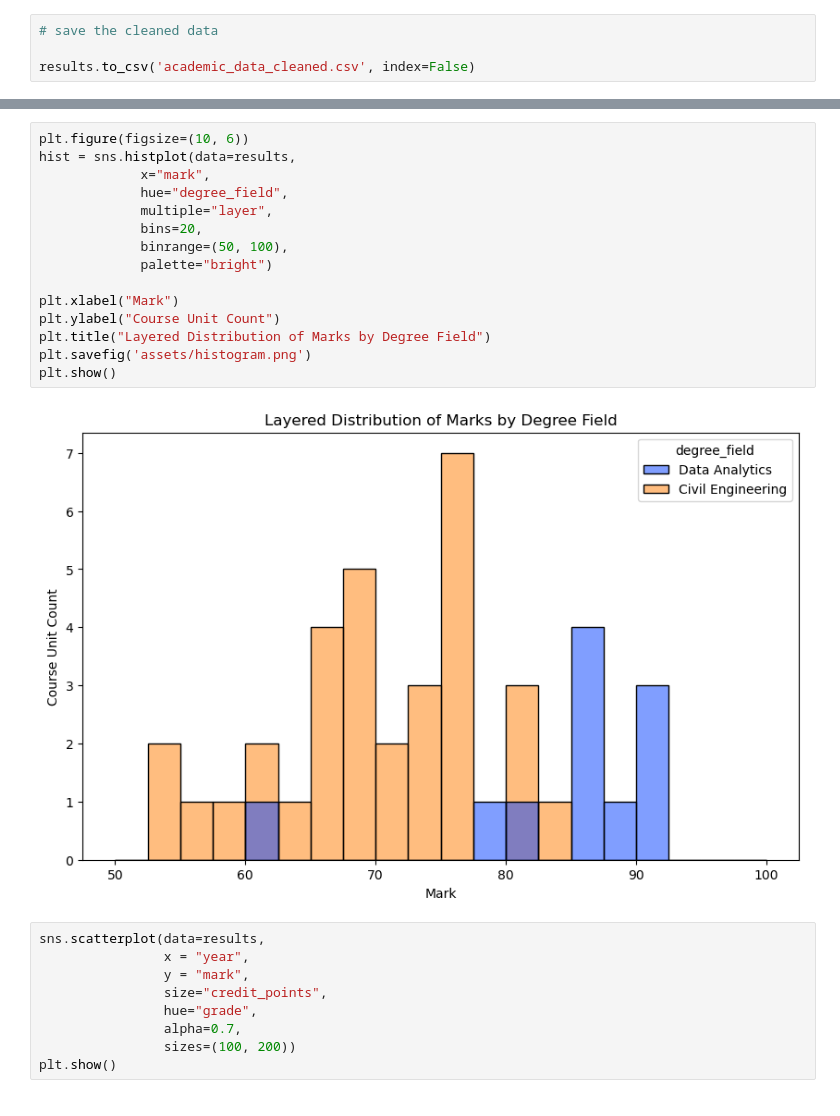
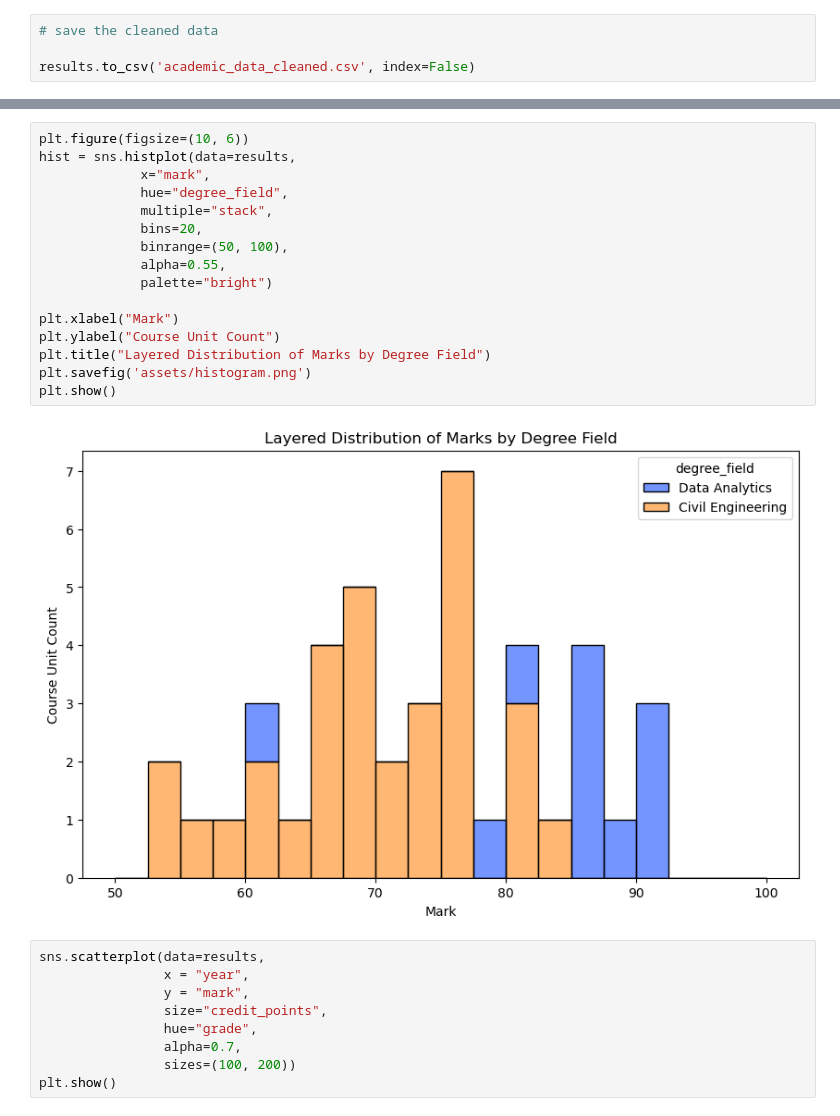
Before and after one commit to rickardc/rickardc, a Jupyter notebook: visuals.ipynb, the cells around one changed output, grey strips where cells are left out. Saved outputs shown, nothing was run; the diff lists cells and outputs as text.

```diff
--- a/visuals.ipynb
+++ b/visuals.ipynb
@@ -58,20 +58,21 @@ results.head()
 # %%
 plt.figure(figsize=(10, 6))
 hist = sns.histplot(data=results,
              x="mark",
              hue="degree_field",
-             multiple="layer",
+             multiple="stack",
              bins=20,
              binrange=(50, 100),
+             alpha=0.55,
              palette="bright")
 
 plt.xlabel("Mark")
 plt.ylabel("Course Unit Count")
 plt.title("Layered Distribution of Marks by Degree Field")
 plt.savefig('assets/histogram.png')
 plt.show()
 # %% [output]
-[figure, old version]
+[figure, new version]
 # %%
 sns.scatterplot(data=results,
                 x = "year",
```
Also changed, not shown: parts of 1 cell of this notebook, 4 other files.
